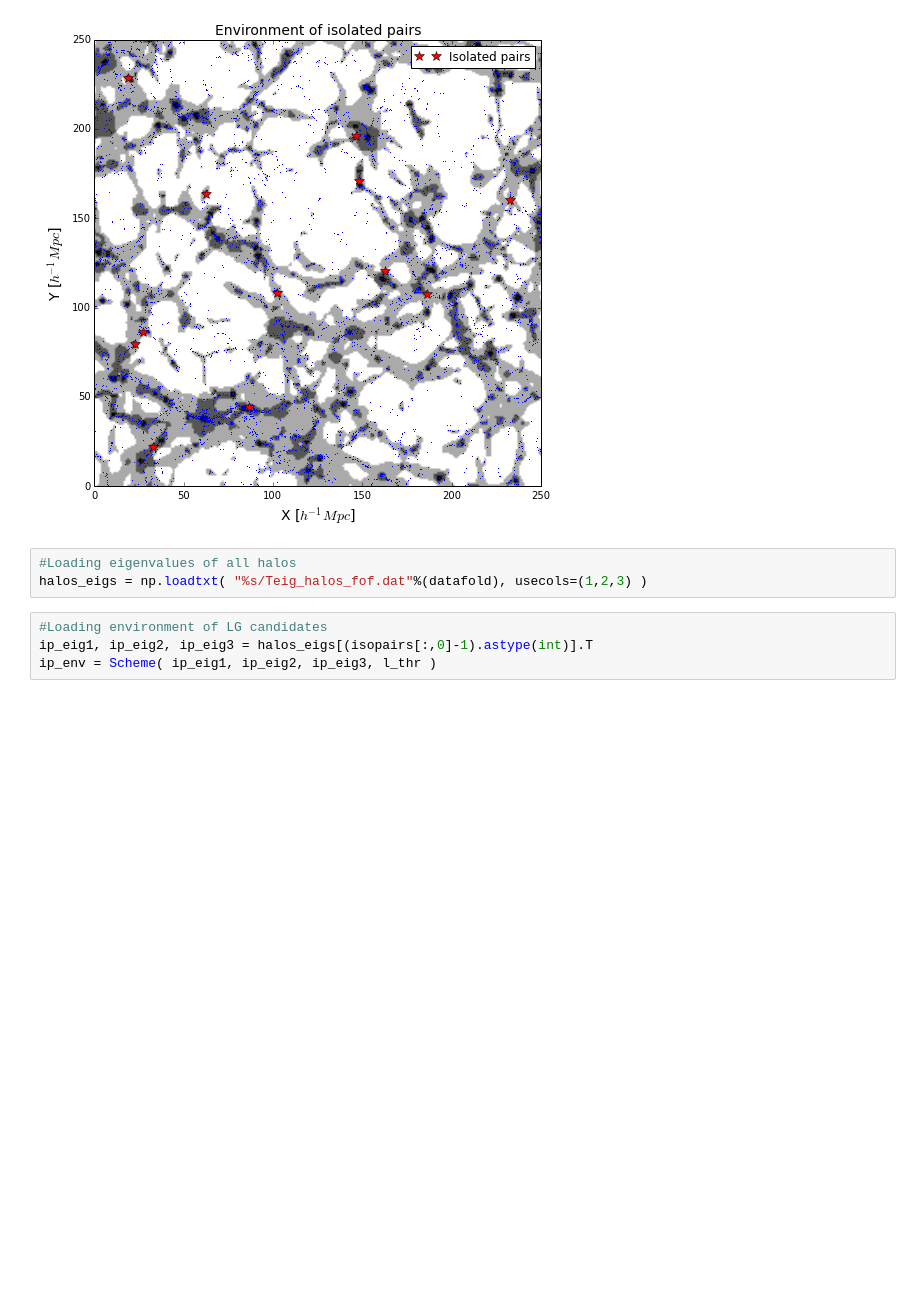
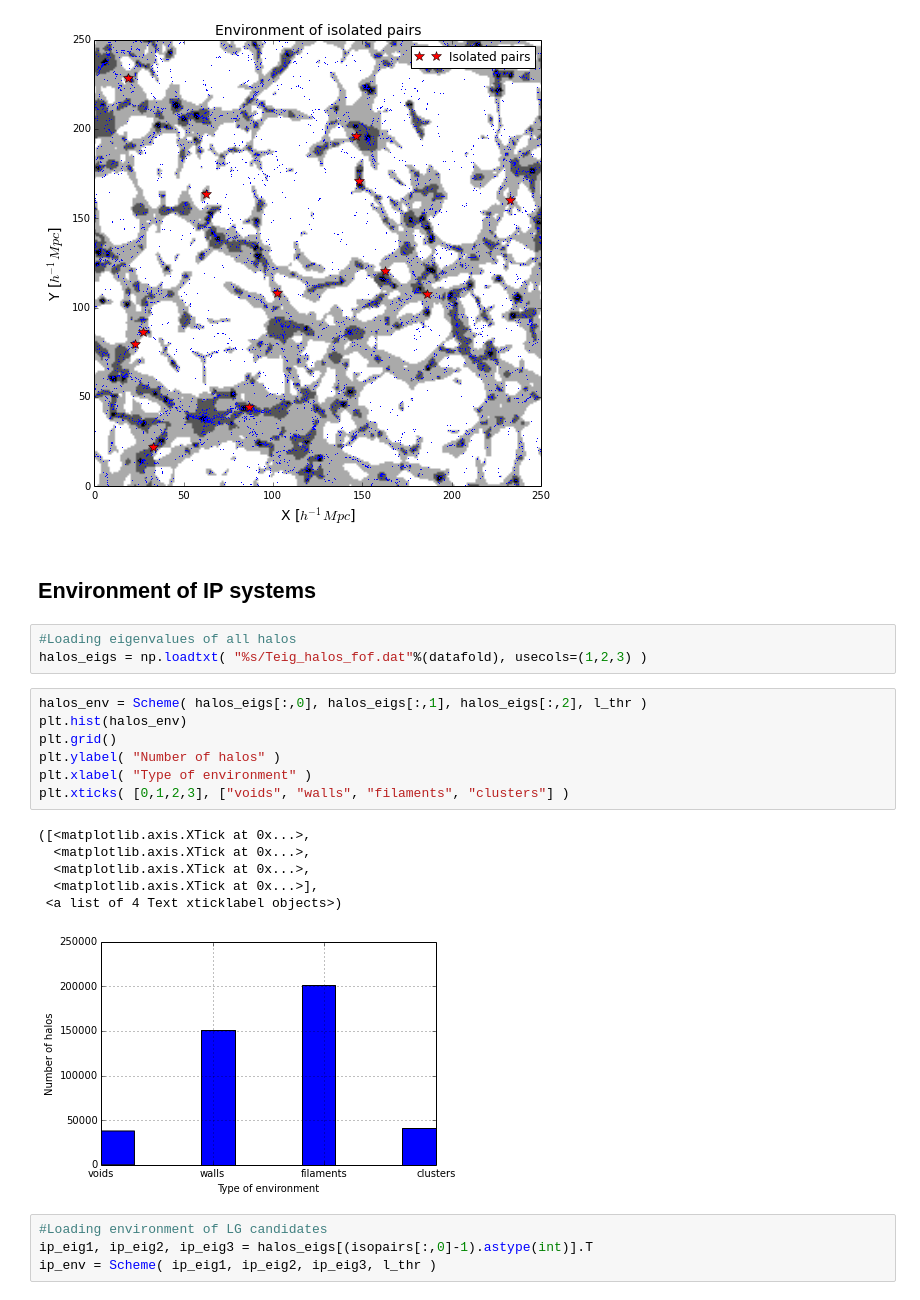
Before and after one commit to sbustamante/LGVoids, a Jupyter notebook: codes/notebook.ipynb, the cells around one changed output. Saved outputs shown, nothing was run; the diff lists cells and outputs as text; blank space fills up the shorter version.

```diff
--- a/codes/notebook.ipynb
+++ b/codes/notebook.ipynb
@@ -415,9 +426,25 @@ plt.legend( )
 # %% [output]
 <matplotlib.legend.Legend at 0x...>
 [figure]
+# %% [markdown]
+## Environment of IP systems
 # %%
 #Loading eigenvalues of all halos
 halos_eigs = np.loadtxt( "%s/Teig_halos_fof.dat"%(datafold), usecols=(1,2,3) )
+# %%
+halos_env = Scheme( halos_eigs[:,0], halos_eigs[:,1], halos_eigs[:,2], l_thr )
+plt.hist(halos_env)
+plt.grid()
+plt.ylabel( "Number of halos" )
+plt.xlabel( "Type of environment" )
+plt.xticks( [0,1,2,3], ["voids", "walls", "filaments", "clusters"] )
+# %% [output]
+([<matplotlib.axis.XTick at 0x...>,
+  <matplotlib.axis.XTick at 0x...>,
+  <matplotlib.axis.XTick at 0x...>,
+  <matplotlib.axis.XTick at 0x...>],
+ <a list of 4 Text xticklabel objects>)
+[figure, added]
 # %%
 #Loading environment of LG candidates
 ip_eig1, ip_eig2, ip_eig3 = halos_eigs[(isopairs[:,0]-1).astype(int)].T
```
Also changed, not shown: parts of 27 cells of this notebook.
